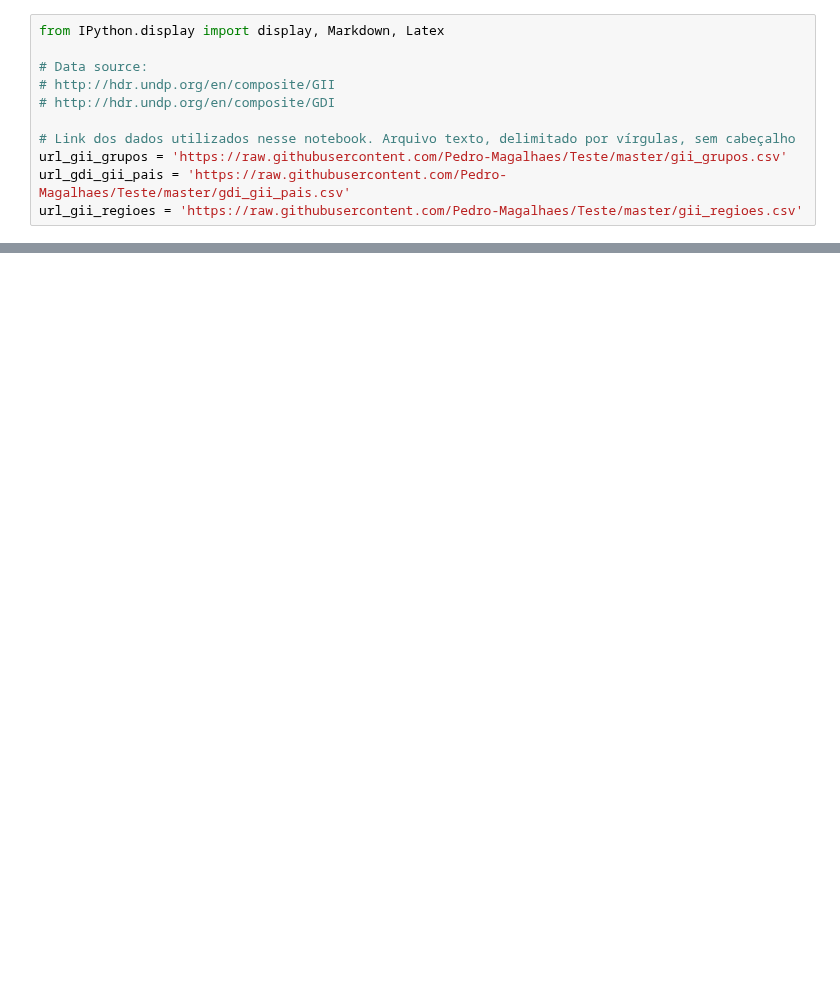
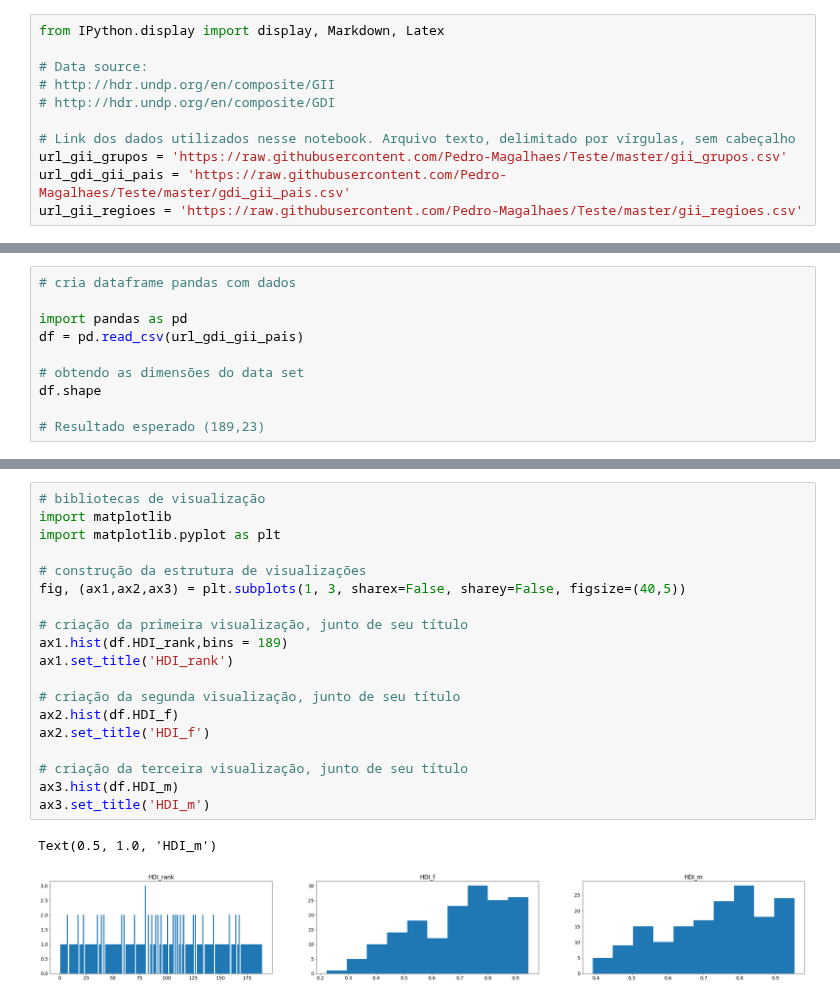
Before and after one commit to Pedro-Magalhaes/Teste, a Jupyter notebook: T1-1.ipynb, the cells around one changed output, grey strips where cells are left out. Saved outputs shown, nothing was run; the diff lists cells and outputs as text; blank space fills up the shorter version.

```diff
--- a/T1-1.ipynb
+++ b/T1-1.ipynb
@@ -89,0 +70,10 @@ print (data_raw[1])
+# %%
+# cria dataframe pandas com dados
+
+import pandas as pd
+df = pd.read_csv(url_gdi_gii_pais)
+
+# obtendo as dimensões do data set
+df.shape
+
+# Resultado esperado (189,23)
@@ -89,0 +147,22 @@ print (data_raw[1])
+# %%
+# bibliotecas de visualização
+import matplotlib
+import matplotlib.pyplot as plt
+
+# construção da estrutura de visualizações
+fig, (ax1,ax2,ax3) = plt.subplots(1, 3, sharex=False, sharey=False, figsize=(40,5))
+
+# criação da primeira visualização, junto de seu título
+ax1.hist(df.HDI_rank,bins = 189)
+ax1.set_title('HDI_rank')
+
+# criação da segunda visualização, junto de seu título
+ax2.hist(df.HDI_f)
+ax2.set_title('HDI_f')
+
+# criação da terceira visualização, junto de seu título
+ax3.hist(df.HDI_m)
+ax3.set_title('HDI_m')
+# %% [output]
+Text(0.5, 1.0, 'HDI_m')
+[figure, added]
```
Also changed, not shown: parts of 10 cells of this notebook.
